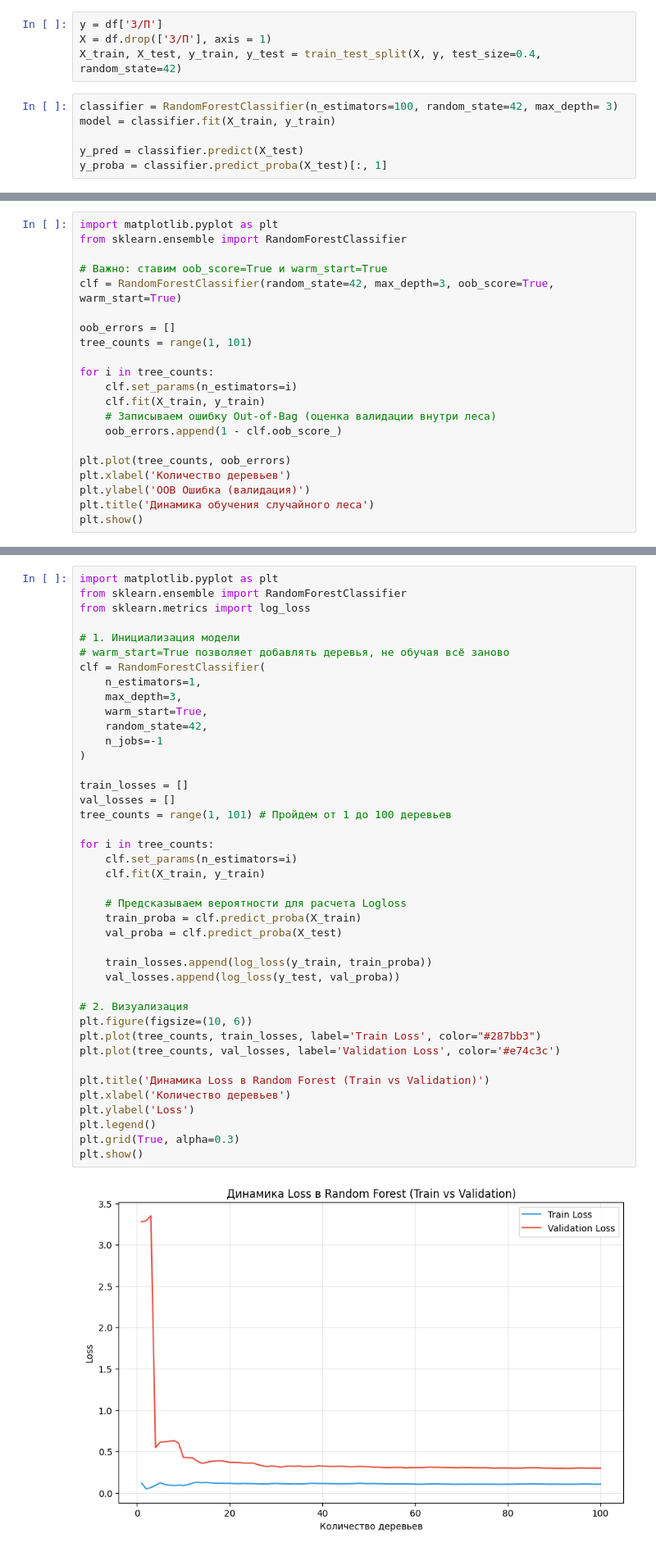
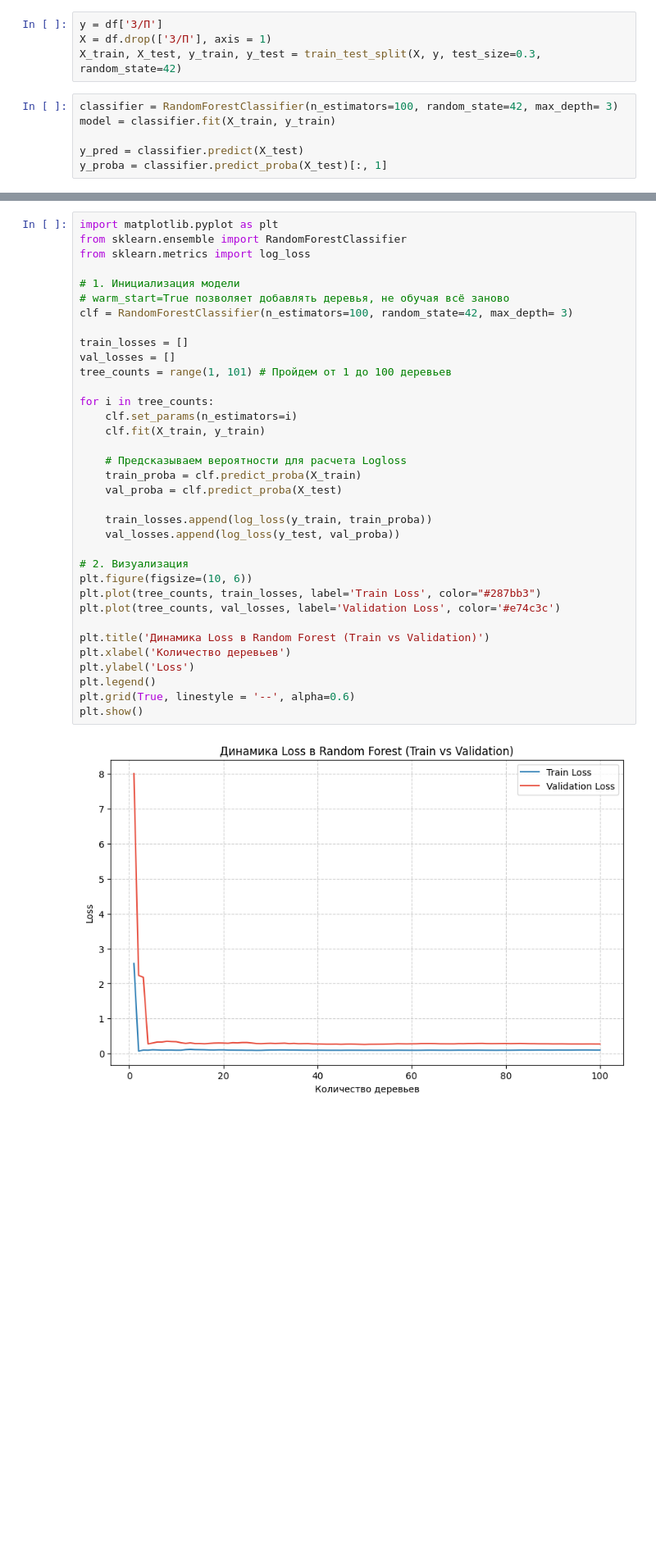
Before and after one commit to Egor29ch/UDGU_project, a Jupyter notebook: random_forest.ipynb, the cells around one changed output, grey strips where cells are left out. Shown at 82% size. Saved outputs shown, nothing was run; the diff lists cells and outputs as text; blank space fills up the shorter version.

```diff
--- a/random_forest.ipynb
+++ b/random_forest.ipynb
@@ -19,7 +19,7 @@ df = pd.read_csv('gemini.csv')
 # %%
 y = df['З/П']
 X = df.drop(['З/П'], axis = 1)
-X_train, X_test, y_train, y_test = train_test_split(X, y, test_size=0.4, random_state=42)
+X_train, X_test, y_train, y_test = train_test_split(X, y, test_size=0.3, random_state=42)
 # %%
 classifier = RandomForestClassifier(n_estimators=100, random_state=42, max_depth= 3)
 model = classifier.fit(X_train, y_train)
@@ -124,24 +124,3 @@ _ = display.ax_.set_title("Precision-Recall curve")
 plt.show()
 # %% [output]
 [figure]
-# %%
-import matplotlib.pyplot as plt
-from sklearn.ensemble import RandomForestClassifier
-
-# Важно: ставим oob_score=True и warm_start=True
-clf = RandomForestClassifier(random_state=42, max_depth=3, oob_score=True, warm_start=True)
-
-oob_errors = []
-tree_counts = range(1, 101)
-
-for i in tree_counts:
-    clf.set_params(n_estimators=i)
-    clf.fit(X_train, y_train)
-    # Записываем ошибку Out-of-Bag (оценка валидации внутри леса)
-    oob_errors.append(1 - clf.oob_score_)
-
-plt.plot(tree_counts, oob_errors)
-plt.xlabel('Количество деревьев')
-plt.ylabel('OOB Ошибка (валидация)')
-plt.title('Динамика обучения случайного леса')
-plt.show()
@@ -154,39 +131,33 @@ from sklearn.metrics import log_loss
 
 # 1. Инициализация модели
 # warm_start=True позволяет добавлять деревья, не обучая всё заново
-clf = RandomForestClassifier(
-    n_estimators=1,
-    max_depth=3,
-    warm_start=True,
-    random_state=42,
-    n_jobs=-1
-)
+clf = RandomForestClassifier(n_estimators=100, random_state=42, max_depth= 3)
 
 train_losses = []
 val_losses = []
 tree_counts = range(1, 101) # Пройдем от 1 до 100 деревьев
 
 for i in tree_counts:
     clf.set_params(n_estimators=i)
     clf.fit(X_train, y_train)
 
     # Предсказываем вероятности для расчета Logloss
     train_proba = clf.predict_proba(X_train)
     val_proba = clf.predict_proba(X_test)
 
     train_losses.append(log_loss(y_train, train_proba))
     val_losses.append(log_loss(y_test, val_proba))
 
 # 2. Визуализация
 plt.figure(figsize=(10, 6))
 plt.plot(tree_counts, train_losses, label='Train Loss', color="#287bb3")
 plt.plot(tree_counts, val_losses, label='Validation Loss', color='#e74c3c')
 
 plt.title('Динамика Loss в Random Forest (Train vs Validation)')
 plt.xlabel('Количество деревьев')
 plt.ylabel('Loss')
 plt.legend()
-plt.grid(True, alpha=0.3)
+plt.grid(True, linestyle = '--', alpha=0.6)
 plt.show()
 # %% [output]
-[figure, old version]
+[figure, new version]
```
Also changed, not shown: parts of 4 cells of this notebook, 9 other files.
